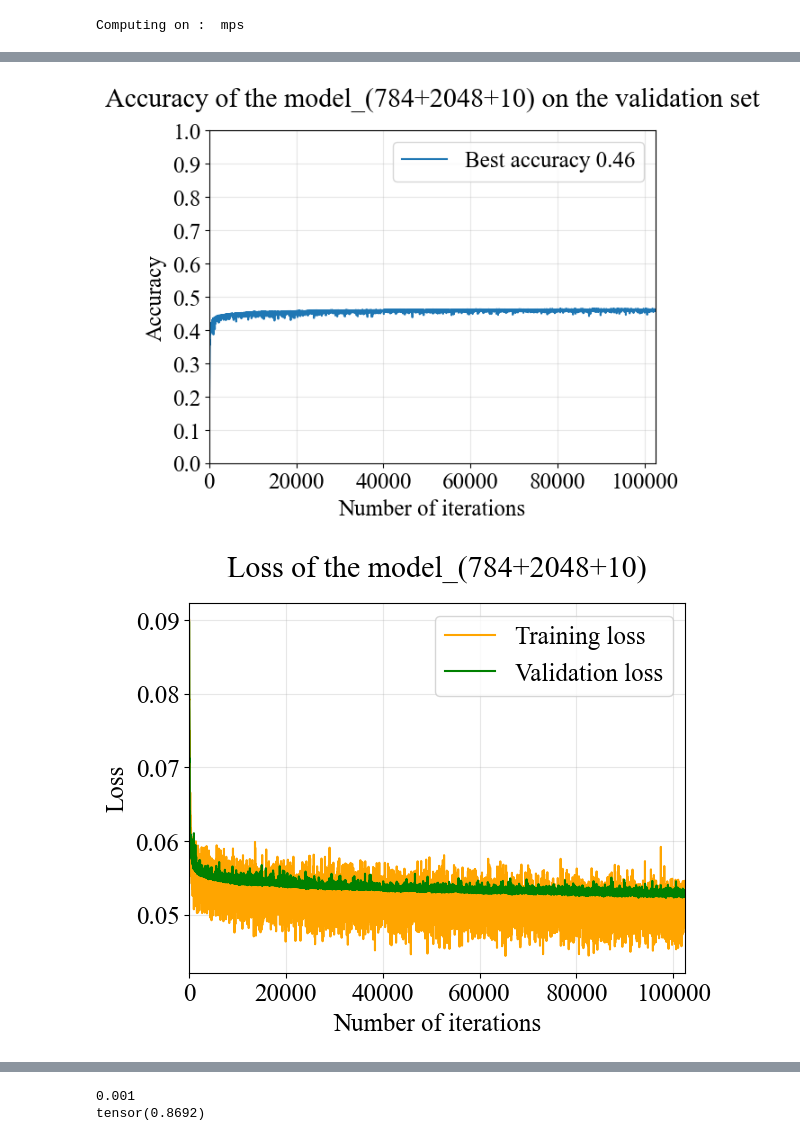
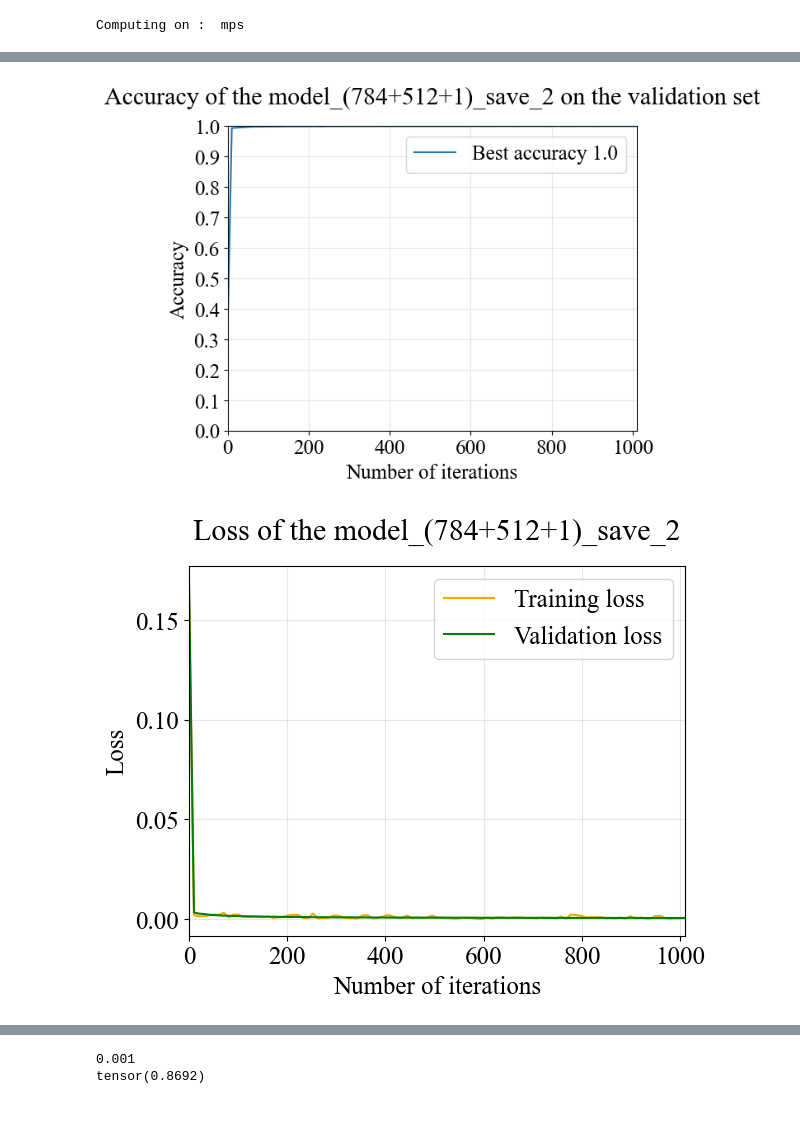
Before and after one commit to HugoVidal1/Stage_P3A_IdePHICS, a Jupyter notebook: fashion-mnist/classifiers_constructor.ipynb, the cells around one changed output, grey strips where cells are left out. Saved outputs shown, nothing was run; the diff lists cells and outputs as text; code cells hidden in the pictures; blank space fills up the shorter version.

```diff
--- a/fashion-mnist/classifiers_constructor.ipynb
+++ b/fashion-mnist/classifiers_constructor.ipynb
@@ -504,7 +505,7 @@ class binary_classification_two_layer_NN(nn.Module):
             # Calcul de la moyenne empirique de dLoss/db2 par backpropagation
             grad_b2 = (torch.mean(grad_z2, dim=0).unsqueeze(1)).to(dtype)
 
-            if i == 250:
+            if i == 1000:
                 break
             # print("grad_output" ,grad_output[0:2,0])
             # print("grad_z2",grad_z2[0:2,0])
@@ -675,7 +676,7 @@ class binary_classification_three_layer_NN(nn.Module):
             del x_minibatch, y_minibatch, output, z3, h2, z2, h1, z1, grad_output, grad_z3, grad_h2, grad_z2, grad_h1, grad_z1, grad_W1, grad_b1, grad_W2, grad_b2, grad_W3, grad_b3
             gc.collect()
 
-            if i == 250:
+            if i == 1000:
                 break
 
         # Calcul de la durée d'entrainement
@@ -686,6 +687,6 @@ Computing on :  mps
 # %%
 binary_model_2_layer = binary_classification_two_layer_NN(784, 512, eps_init = 1e-2)
 # %%
-binary_model_2_layer.train_layers(x_train,y_train, x_valid, y_valid, 2, 1e-7, 0, 0, 1e-1, 0.01, 10)
+binary_model_2_layer.train_layers(x_train,y_train, x_valid, y_valid, 2, 1e-6, 0, 0, 1e-1, 0.01, 10)
 # %% [output]
 For kappa = 2, the number of datas used for the training is 61465600.0 and the number of iterations is 170737.
@@ -830,10 +814,10 @@ NameError: name 'model_3_layer_1_untrained' is not defined
 # %%
 save = True
-date = "30_04_25_"
+date = "01_05_25_"
 if save :
     # Save the model
-    model = model_2_layer
-    model_name = "model_(784+2048+10)"
+    model = binary_model_2_layer
+    model_name = "model_(784+512+1)_save_2"
     save_path = "Classifiers/" + date + model_name + "/"
     os.makedirs(save_path, exist_ok=True)
     torch.save(model , save_path + model_name + ".pt")
@@ -887,32 +871,32 @@ if save :
     plt.grid(alpha=0.3)
     plt.title("Accuracy of the " + model_name + " on the validation set", pad = 20)
     plt.legend()
     plt.savefig(save_path + "figures/kappa_accuracy_of_" + model_name + ".png", bbox_inches='tight')
     plt.savefig(save_path + "figures/kappa_accuracy_of_" + model_name + ".svg", bbox_inches='tight')
     data = np.column_stack((kappa, model.accuracy_trajectory))
     np.savetxt(save_path + "figures/kappa_accuracy_" + model_name + ".txt", data, delimiter=",", header="kappa, accuracy")
     plt.show()
 
     # Plot training and validation loss
     kappa = [np.log(n)/np.log(model.input_dimension) for n in np.linspace(1, len(model.training_loss_trajectory)*model.observation_rate, len(model.training_loss_trajectory))]
     plt.plot(kappa, model.training_loss_trajectory, label = "Training loss", color = "orange")
     plt.plot(kappa, model.validation_loss_trajectory, label = "Validation loss", color = "green")
     plt.xlim(0, np.max(kappa))
     plt.xlabel(r"$\kappa  = \frac{ln(n)}{ln(d)}$")
     plt.ylabel("Loss")
     plt.grid(alpha=0.3)
     plt.title("Loss of the " + model_name, pad = 20)
     plt.legend()
     plt.savefig(save_path + "figures/kappa_loss_of_" + model_name + ".png", bbox_inches='tight')
     plt.savefig(save_path + "figures/kappa_loss_of_" + model_name + ".svg", bbox_inches='tight')
     data_training = np.column_stack((kappa, model.training_loss_trajectory))
     np.savetxt(save_path + "figures/kappa_loss_training_" + model_name + ".txt", data_training, delimiter=",", header="kappa, training_loss")
     data_validation = np.column_stack((kappa, model.validation_loss_trajectory))
     np.savetxt(save_path + "figures/kappa_loss_validation_" + model_name + ".txt", data_validation, delimiter=",", header="kappa, validation_loss")
     plt.show()
 
 else:
     print("No save")
 # %% [output]
-[figure, old version]
+[figure, new version]
-[figure, old version]
+[figure, new version]
```
Also changed, not shown: parts of 9 cells of this notebook.
